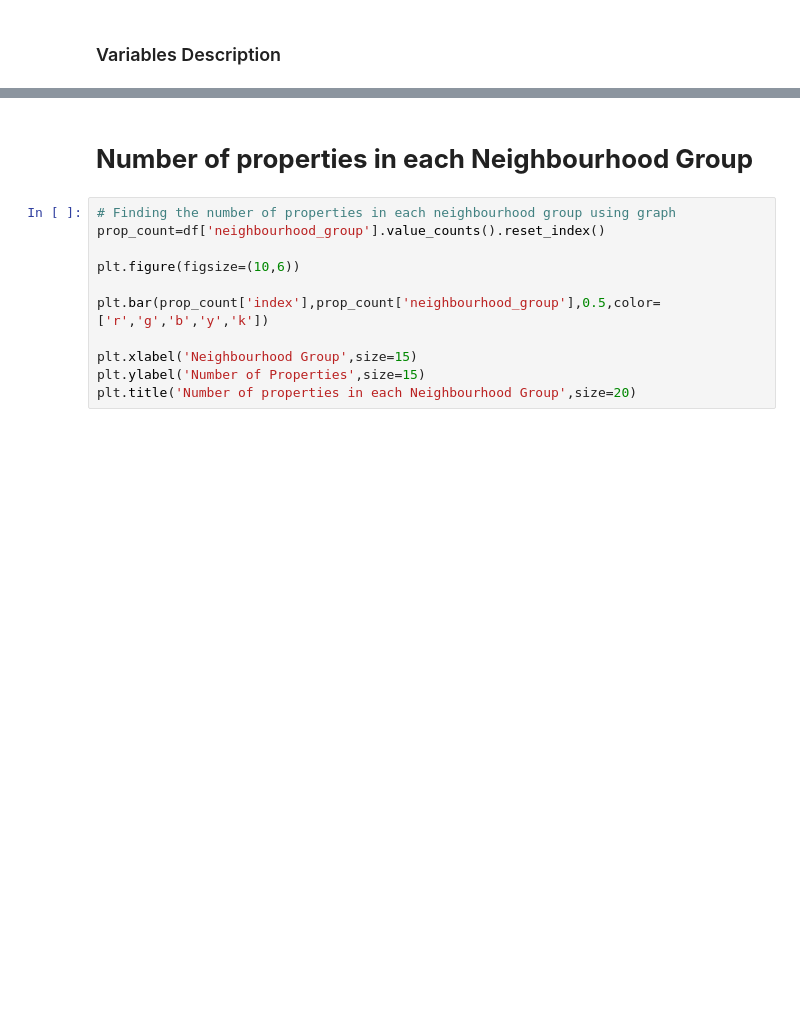
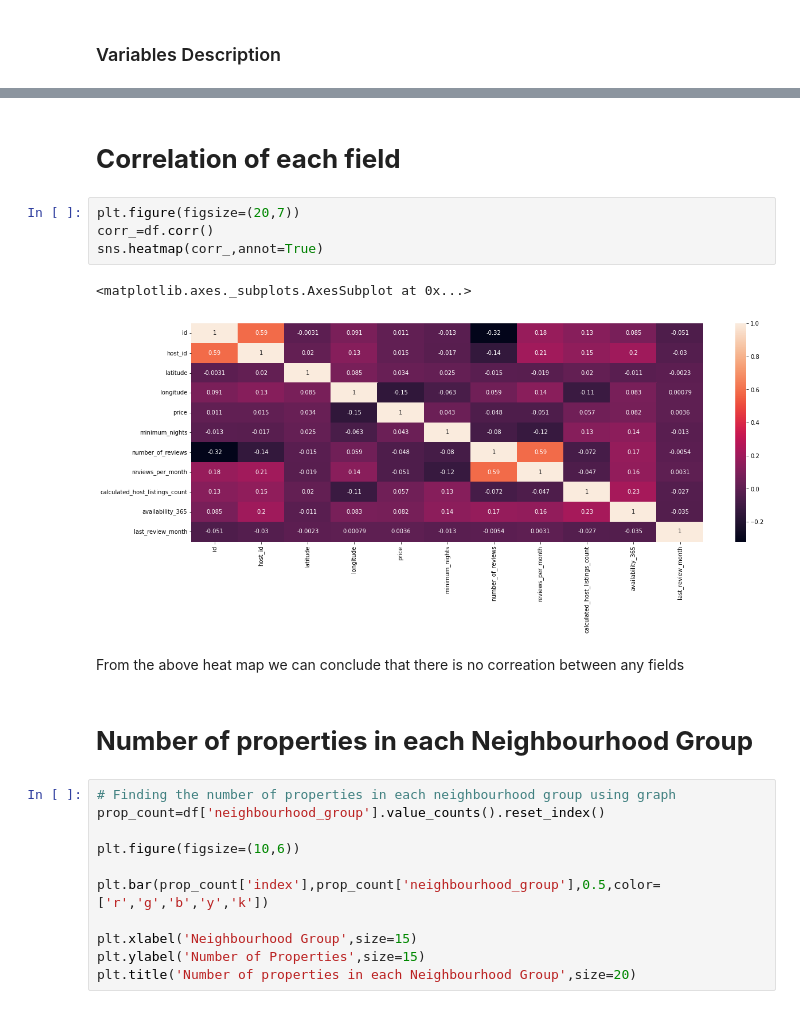
Before and after one commit to ismailali121/Airbnb-EDA-Capstone-Project, a Jupyter notebook: airbnb_booking_analysis_Capstone_Project.ipynb, the cells around one changed output, grey strips where cells are left out. Saved outputs shown, nothing was run; the diff lists cells and outputs as text; blank space fills up the shorter version.

```diff
--- a/airbnb_booking_analysis_Capstone_Project.ipynb
+++ b/airbnb_booking_analysis_Capstone_Project.ipynb
@@ -270,3 +302,14 @@ df.head()
+# %% [markdown]
+# **Correlation of each field**
+# %%
+plt.figure(figsize=(20,7))
+corr_=df.corr()
+sns.heatmap(corr_,annot=True)
+# %% [output]
+<matplotlib.axes._subplots.AxesSubplot at 0x...>
+[figure, added]
+# %% [markdown]
+From the above heat map we can conclude that there is no correation between any fields
 # %% [markdown]
 # **Number of properties in each Neighbourhood Group**
 # %%
```
Also changed, not shown: parts of 49 cells of this notebook.
